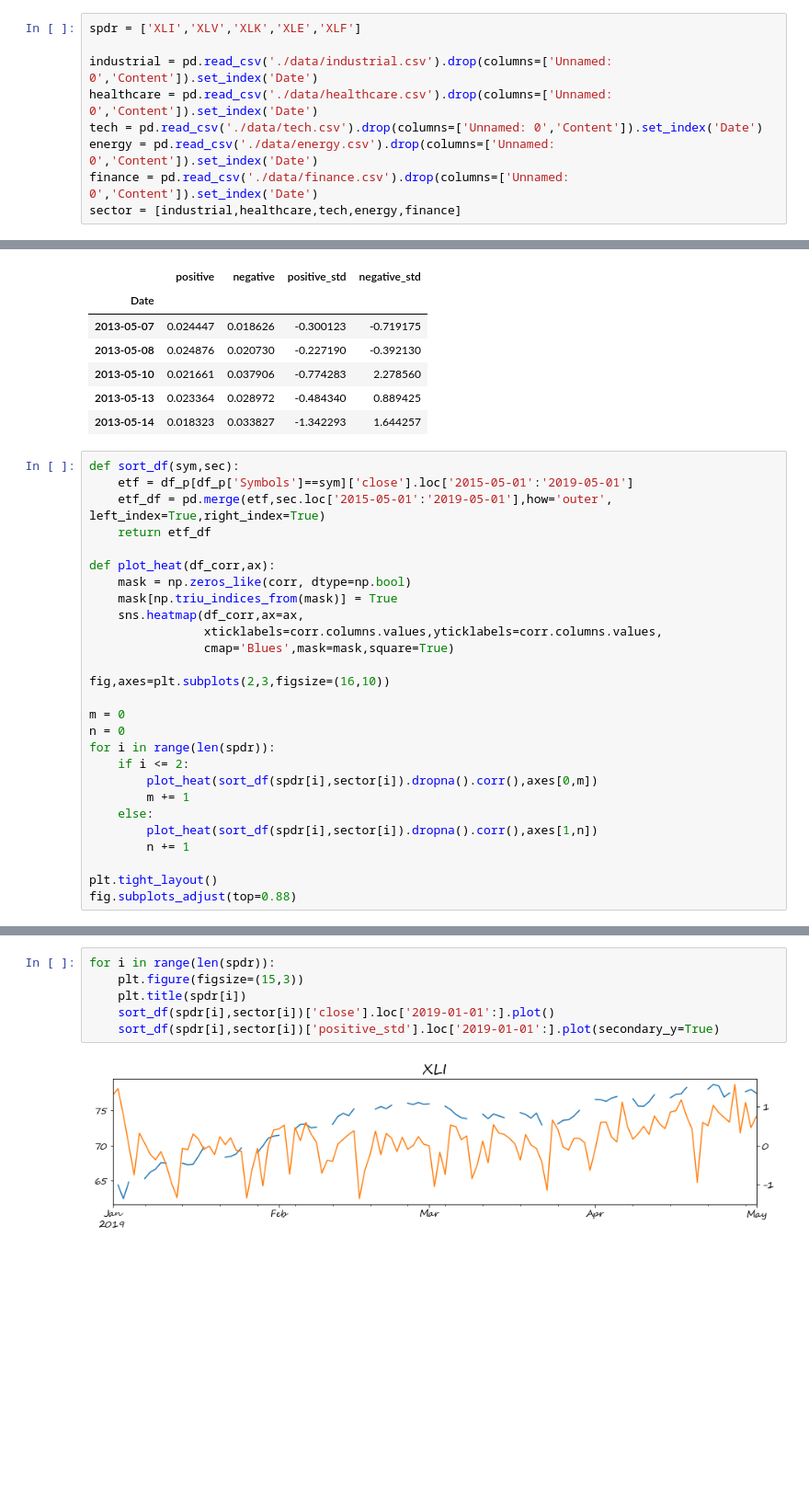
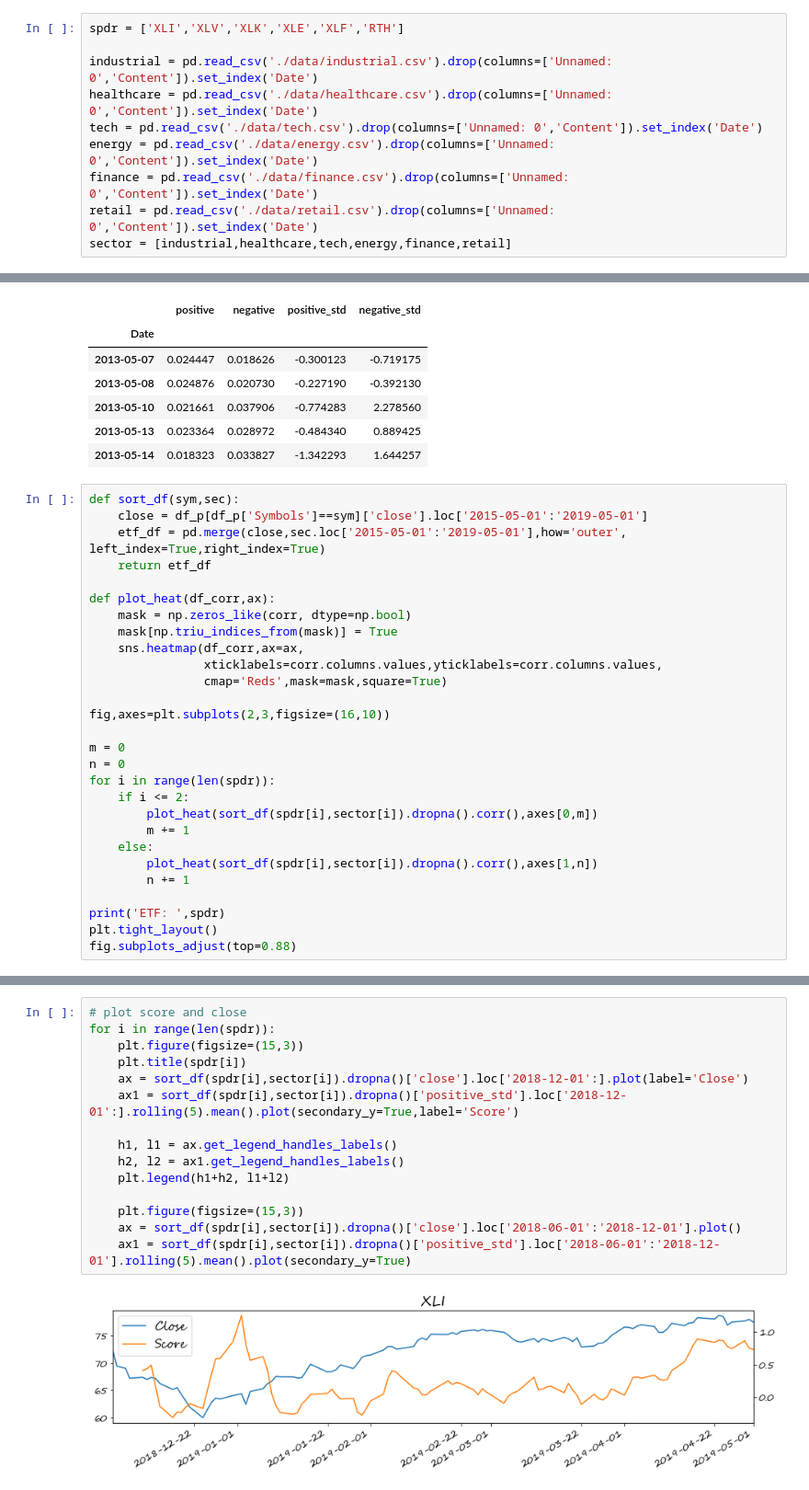
Before and after one commit to elvish7/datascience, a Jupyter notebook: Market_Sentiment_Analysis(Final Project)/Analysis/sentiment_effect.ipynb, the cells around one changed output, grey strips where cells are left out. Shown at 92% size. Drawn from its saved outputs; the diff is of its cells as text; blank space fills up the shorter version.

```diff
--- a/Market_Sentiment_Analysis(Final Project)/Analysis/sentiment_effect.ipynb
+++ b/Market_Sentiment_Analysis(Final Project)/Analysis/sentiment_effect.ipynb
@@ -297,14 +311,15 @@ for i in range(len(event_)):
 [figure]
 [figure]
 # %%
-spdr = ['XLI','XLV','XLK','XLE','XLF']
+spdr = ['XLI','XLV','XLK','XLE','XLF','RTH']
 
 industrial = pd.read_csv('./data/industrial.csv').drop(columns=['Unnamed: 0','Content']).set_index('Date')
 healthcare = pd.read_csv('./data/healthcare.csv').drop(columns=['Unnamed: 0','Content']).set_index('Date')
 tech = pd.read_csv('./data/tech.csv').drop(columns=['Unnamed: 0','Content']).set_index('Date')
 energy = pd.read_csv('./data/energy.csv').drop(columns=['Unnamed: 0','Content']).set_index('Date')
 finance = pd.read_csv('./data/finance.csv').drop(columns=['Unnamed: 0','Content']).set_index('Date')
-sector = [industrial,healthcare,tech,energy,finance]
+retail = pd.read_csv('./data/retail.csv').drop(columns=['Unnamed: 0','Content']).set_index('Date')
+sector = [industrial,healthcare,tech,energy,finance,retail]
 # %%
 industrial.head()
 # %% [output]
@@ -317,8 +332,8 @@ industrial.head()
 | 2013-05-14 | 0.018323 | 0.033827 | -1.342293 | 1.644257 |
 # %%
 def sort_df(sym,sec):
-    etf = df_p[df_p['Symbols']==sym]['close'].loc['2015-05-01':'2019-05-01']
-    etf_df = pd.merge(etf,sec.loc['2015-05-01':'2019-05-01'],how='outer', left_index=True,right_index=True)
+    close = df_p[df_p['Symbols']==sym]['close'].loc['2015-05-01':'2019-05-01']
+    etf_df = pd.merge(close,sec.loc['2015-05-01':'2019-05-01'],how='outer', left_index=True,right_index=True)
     return etf_df
 
 def plot_heat(df_corr,ax):
@@ -326,7 +341,7 @@ def plot_heat(df_corr,ax):
     mask[np.triu_indices_from(mask)] = True
     sns.heatmap(df_corr,ax=ax,
                 xticklabels=corr.columns.values,yticklabels=corr.columns.values,
-                cmap='Blues',mask=mask,square=True)
+                cmap='Reds',mask=mask,square=True)
 
 fig,axes=plt.subplots(2,3,figsize=(16,10))
 
@@ -340,6 +355,7 @@ for i in range(len(spdr)):
         plot_heat(sort_df(spdr[i],sector[i]).dropna().corr(),axes[1,n])
         n += 1
 
+print('ETF: ',spdr)
 plt.tight_layout()
 fig.subplots_adjust(top=0.88)
 # %% [output]
@@ -347,8 +364,17 @@ fig.subplots_adjust(top=0.88)
 # %%
+# plot score and close
 for i in range(len(spdr)):
     plt.figure(figsize=(15,3))
     plt.title(spdr[i])
-    sort_df(spdr[i],sector[i])['close'].loc['2019-01-01':].plot()
-    sort_df(spdr[i],sector[i])['positive_std'].loc['2019-01-01':].plot(secondary_y=True)
+    ax = sort_df(spdr[i],sector[i]).dropna()['close'].loc['2018-12-01':].plot(label='Close')
+    ax1 = sort_df(spdr[i],sector[i]).dropna()['positive_std'].loc['2018-12-01':].rolling(5).mean().plot(secondary_y=True,label='Score')
+
+    h1, l1 = ax.get_legend_handles_labels()
+    h2, l2 = ax1.get_legend_handles_labels()
+    plt.legend(h1+h2, l1+l2)
+
+    plt.figure(figsize=(15,3))
+    ax = sort_df(spdr[i],sector[i]).dropna()['close'].loc['2018-06-01':'2018-12-01'].plot()
+    ax1 = sort_df(spdr[i],sector[i]).dropna()['positive_std'].loc['2018-06-01':'2018-12-01'].rolling(5).mean().plot(secondary_y=True)
 # %% [output]
-[figure, old version]
+[figure, new version]
```
Also changed, not shown: parts of 9 cells of this notebook.
